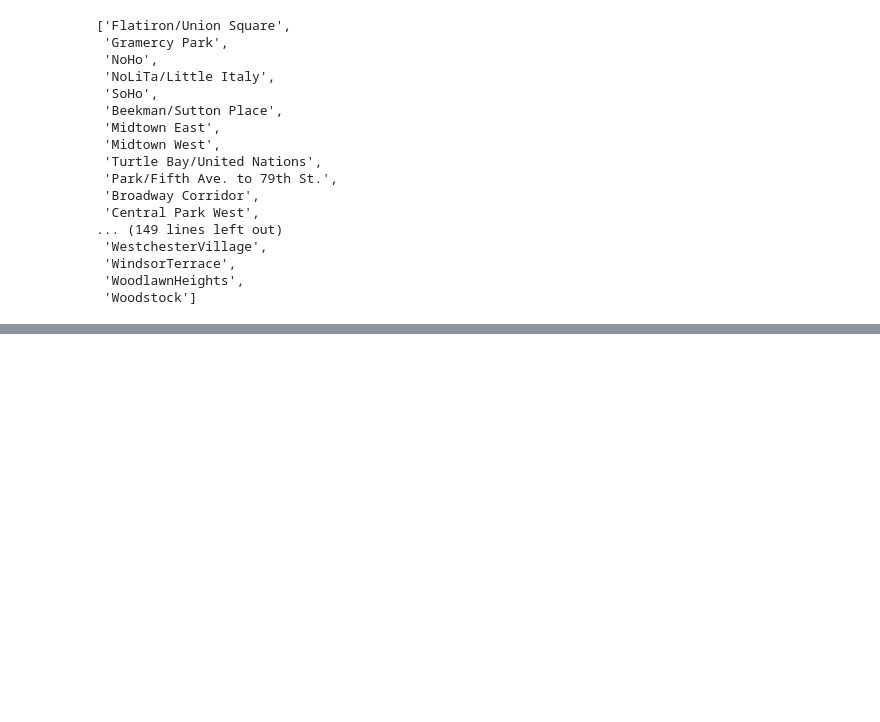
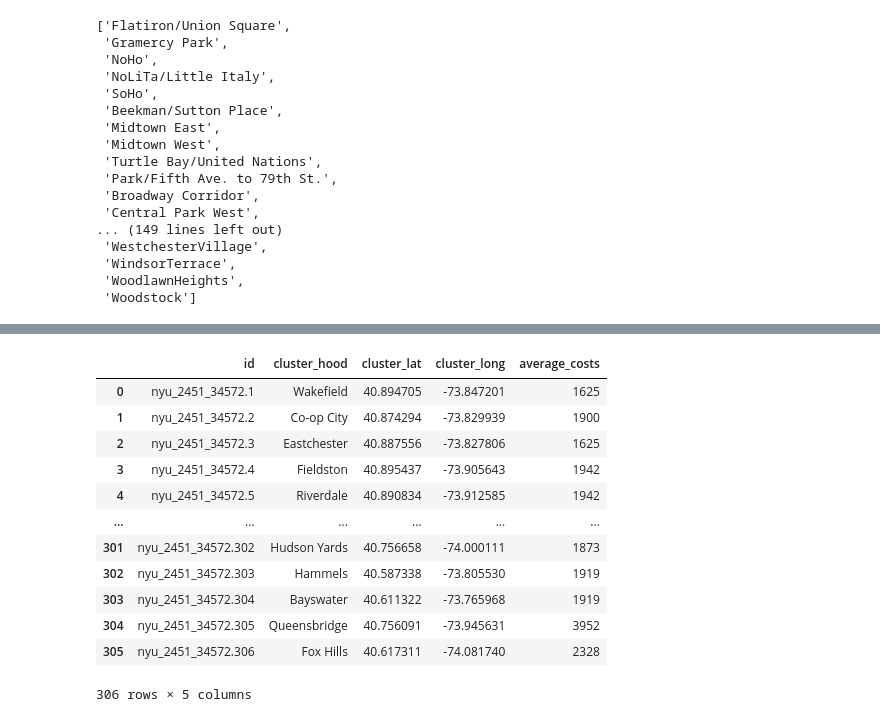
Before and after one commit to ktamkee/NYC_midterm_project, a Jupyter notebook: src/evaluation/clean_housing_costs.ipynb, the cells around one changed output, grey strips where cells are left out. Drawn from its saved outputs; the diff is of its cells as text; code cells hidden in the pictures; blank space fills up the shorter version.

Commit message:
Finished cleaning housing costs

```diff
--- a/src/evaluation/clean_housing_costs.ipynb
+++ b/src/evaluation/clean_housing_costs.ipynb
@@ -174,0 +239,2 @@ price_hoods[0]
+# %%
+geo_costs = pd.concat([geo_costs,house_costs['average_price']], axis=1)
@@ -174,0 +257,10 @@ price_hoods[0]
+# %%
+# grab geo data and rearrange
+cluster_geo = main_data.loc[:,'neighborhood':'latitude']
+cluster_geo.columns= ['cluster_hood', 'cluster_long', 'cluster_lat']
+
+# reorder
+columns = cluster_geo.columns
+columns = [columns[0],columns[2],columns[1]]
+cluster_geo = cluster_geo[columns]
+cluster_geo
@@ -174,0 +281,13 @@ price_hoods[0]
+# %%
+# define formulas for closest points
+matched_prices = []
+# for every cluster neighborhood
+for row in cluster_geo.itertuples():
+    temp_dict = {}
+    # for every price neighborhood
+    for pdata in geo_costs.itertuples():
+        # store absolute difference in lat and lon
+        temp_dict[pdata.Index] = abs((row.cluster_lat - pdata.price_lat)) + abs((row.cluster_long - pdata.price_long))
+    # append key with minimum value
+    matched_prices.append(geo_costs.iloc[min(temp_dict, key=temp_dict.get)]['average_price'])
+matched_prices
@@ -174,0 +312,4 @@ price_hoods[0]
+# %%
+cluster_costs = cluster_geo
+cluster_costs['average_costs'] = matched_prices
+cluster_costs
@@ -174,0 +330,18 @@ price_hoods[0]
+# %%
+# add id back
+cluster_costs = pd.concat([dbscan_clusters['id'],cluster_costs], axis=1)
+cluster_costs
+# %% [output]
+|  | id | cluster_hood | cluster_lat | cluster_long | average_costs |
+| 0 | nyu_2451_34572.1 | Wakefield | 40.894705 | -73.847201 | 1625 |
+| 1 | nyu_2451_34572.2 | Co-op City | 40.874294 | -73.829939 | 1900 |
+| 2 | nyu_2451_34572.3 | Eastchester | 40.887556 | -73.827806 | 1625 |
+| 3 | nyu_2451_34572.4 | Fieldston | 40.895437 | -73.905643 | 1942 |
+| 4 | nyu_2451_34572.5 | Riverdale | 40.890834 | -73.912585 | 1942 |
+| ... | ... | ... | ... | ... | ... |
+| 301 | nyu_2451_34572.302 | Hudson Yards | 40.756658 | -74.000111 | 1873 |
+| 302 | nyu_2451_34572.303 | Hammels | 40.587338 | -73.805530 | 1919 |
+| 303 | nyu_2451_34572.304 | Bayswater | 40.611322 | -73.765968 | 1919 |
+| 304 | nyu_2451_34572.305 | Queensbridge | 40.756091 | -73.945631 | 3952 |
+| 305 | nyu_2451_34572.306 | Fox Hills | 40.617311 | -74.081740 | 2328 |
+306 rows × 5 columns
```
Also changed, not shown: parts of 17 cells of this notebook, 1 other file.
